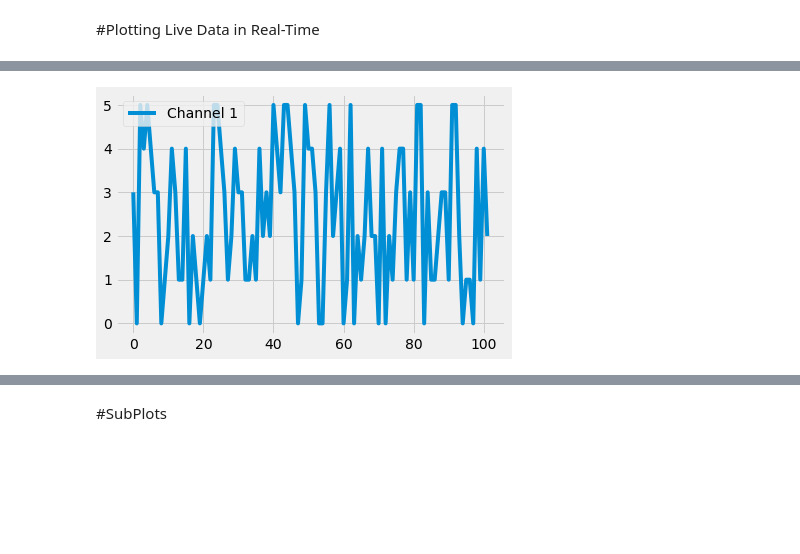
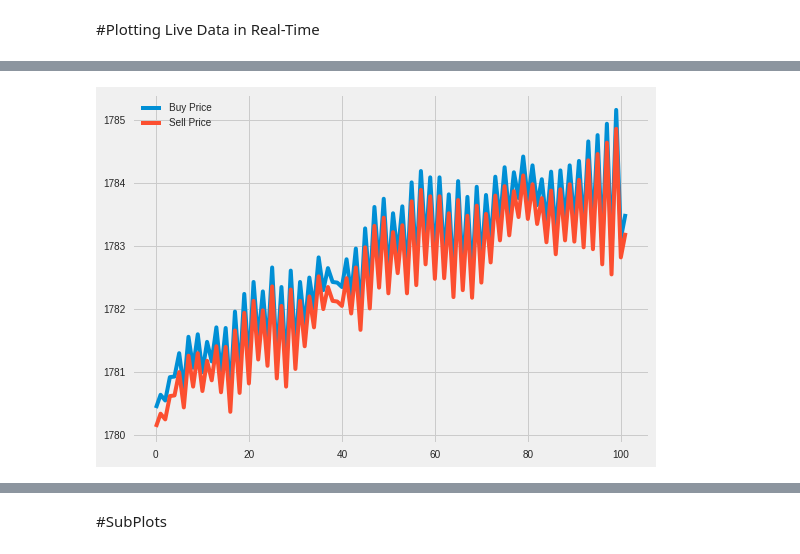
Before and after one commit to GPrathap/pythonII, a Jupyter notebook: matplotlib/matplot-new.ipynb, the cells around one changed output, grey strips where cells are left out. Saved outputs shown, nothing was run; the diff lists cells and outputs as text; code cells hidden in the pictures; blank space fills up the shorter version.

```diff
--- a/matplotlib/matplot-new.ipynb
+++ b/matplotlib/matplot-new.ipynb
@@ -541,7 +599,7 @@ from matplotlib import pyplot as plt
 plt.figure(figsize=(15,10))
 plt.style.use("seaborn")
 
-data = pd.read_csv('/content/drive/MyDrive/Colab Notebooks/data/data-2.csv')
+data = pd.read_csv('/content/sample_data/popular_programming_languages.csv')
 ids = data['Responder_id']
 lang_responses = data['LanguagesWorkedWith']
 
@@ -560,6 +618,9 @@ for item in language_counter.most_common(15):
 languages.reverse()
 popularity.reverse()
 
+for i, v in enumerate(popularity):
+    plt.text(v+200 , i-0.12, str(v), color='blue', fontweight='bold')
+
 plt.barh(languages, popularity)
 
 plt.title("Most Popular Languages")
@@ -582,7 +643,7 @@ plt.figure(figsize=(15,15))
 plt.style.use("fivethirtyeight")
 
 #loading the data from CSV
-athlete_data = pd.read_csv('/content/drive/MyDrive/Colab Notebooks/data/athlete_events.csv')
+athlete_data = pd.read_csv('/content/sample_data/athlete_events.csv')
 
 #filter first 50 countries where most number of atletes participation in all time
 x = athlete_data.NOC.value_counts().index[0:50]
@@ -595,11 +656,15 @@ is_2016 =  top_50_country_data['Year']==2016
 #then get the number of atletes from 2016 Olympics,those countires participated in 2000
 y_2016=top_50_country_data[is_2016].NOC.value_counts().values[0:50]
 #filter countries names participated in 2016 olympics,max to min
-x_2016=top_50_country_data[is_2000].NOC.value_counts().index[0:50]
+x_2016=top_50_country_data[is_2016].NOC.value_counts().index[0:50]
 
 #reverse order of data min to max,
 x_2016 = x_2016[::-1]
 y_2016 = y_2016[::-1]
+
+
+for i, v in enumerate(y_2016):
+    plt.text(v+3 , i-0.25, str(v), color='blue')
 
 plt.barh(x_2016,y_2016,align='center')
 
@@ -784,0 +789,14 @@ plt.show()
+# %%
+import matplotlib.pyplot as plt
+import numpy as np
+
+plt.rcParams.update({'figure.figsize':(7,5), 'figure.dpi':100})
+
+# Plot Histogram on x
+x = np.random.normal(size = 10000)
+median_value = np.median(x)
+color = '#fc4f30'
+plt.hist(x, bins=50,edgecolor='black')
+
+plt.axvline(median_value, color=color, label='Median', linewidth=2)
+plt.gca().set(title='Frequency Histogram', ylabel='Frequency');
@@ -858,45 +918,55 @@ from IPython.display import HTML
 plt.style.use('fivethirtyeight')
 
 x_vals = []
-y_vals = []
+gold_buy_price = []
+gold_sell_price = []
 
 index = count()
+initial_price = 1780.43
+difference = 0.30
 
 def animate(i):
   x_vals.append(next(index))
-  y_vals.append(random.randint(0,5))
+  change = round(random.uniform(-0.33, 0.40), 2)
+  if len(gold_buy_price)==0:
+    gold_buy_price.append(initial_price)
+    gold_sell_price.append(initial_price - difference)
+  else:
+    gold_buy_price.append(gold_buy_price[i-1]+change)
+    gold_sell_price.append(gold_sell_price[i-1]+change)
   plt.cla()
-  plt.plot(x_vals, y_vals, label='Channel 1')
+  plt.plot(x_vals, gold_buy_price, label='Buy Price')
+  plt.plot(x_vals, gold_sell_price, label='Sell Price')
   plt.legend(loc='upper left')
   plt.tight_layout()
 
 ani = animation.FuncAnimation(plt.gcf(), animate, interval=1000)
 ani
 
 
 # def animate(i):
 #     data = pd.read_csv('/content/real-time-feed.csv')
 #     currentIndex = next(index)
 #     x = data['x_value'].value_counts(sort=False).index[0:currentIndex]
 #     y1 = data['total_1'].value_counts(sort=False).index[0:currentIndex]
 #     y2 = data['total_2'].value_counts(sort=False).index[0:currentIndex]
 #     x_vals.append(currentIndex)
 
 
 #     plt.cla()
 #     plt.plot(x, x_vals, label='Channel 1')
 #     # plt.plot(x, y2, label='Channel 2')
 
 #     plt.legend(loc='upper left')
 #     plt.tight_layout()
 
 
 # ani = animation.FuncAnimation(plt.gcf(), animate, interval=1000)
 
 HTML(ani.to_html5_video())
 # %% [output]
 [interactive output not drawn]
-[figure, old version]
+[figure, new version]
 # %%
 import csv
 import random
```
Also changed, not shown: parts of 26 cells of this notebook.
